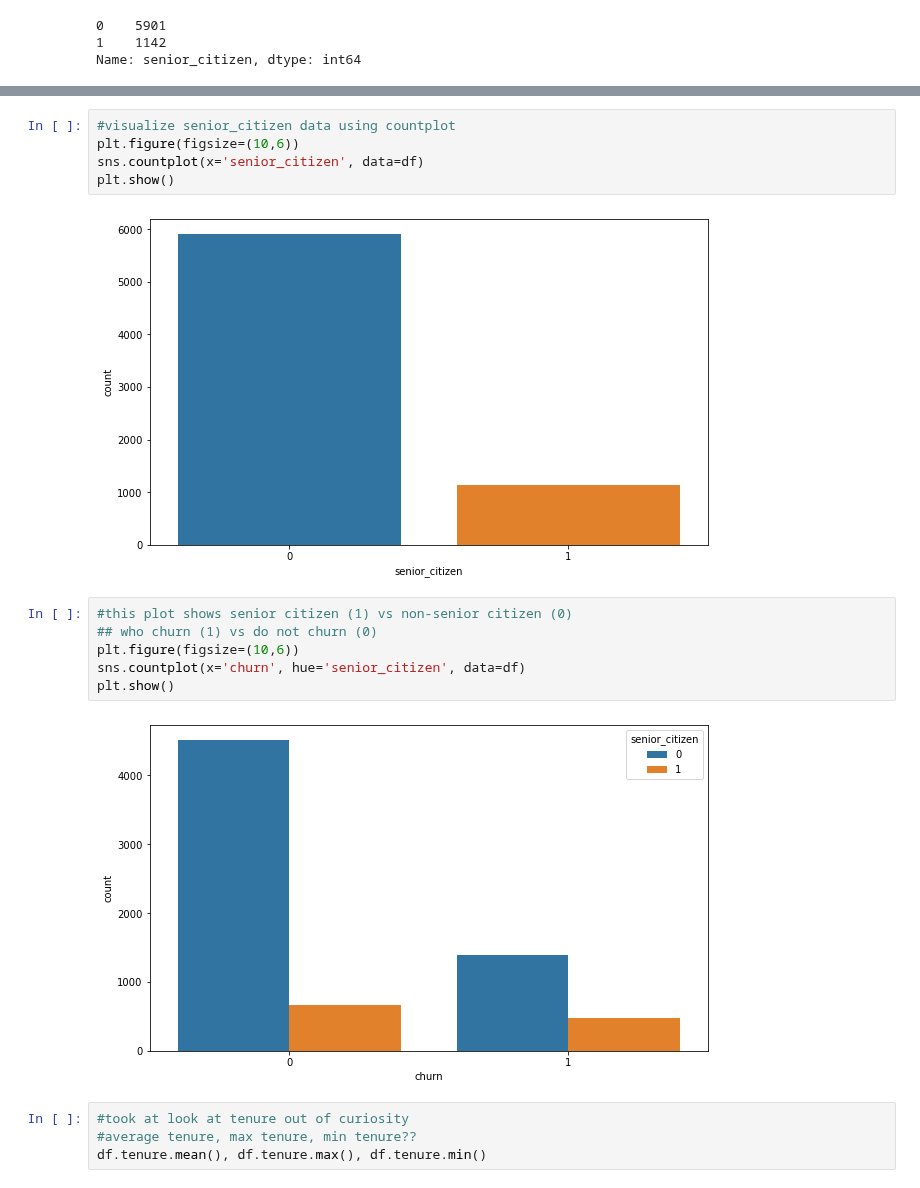
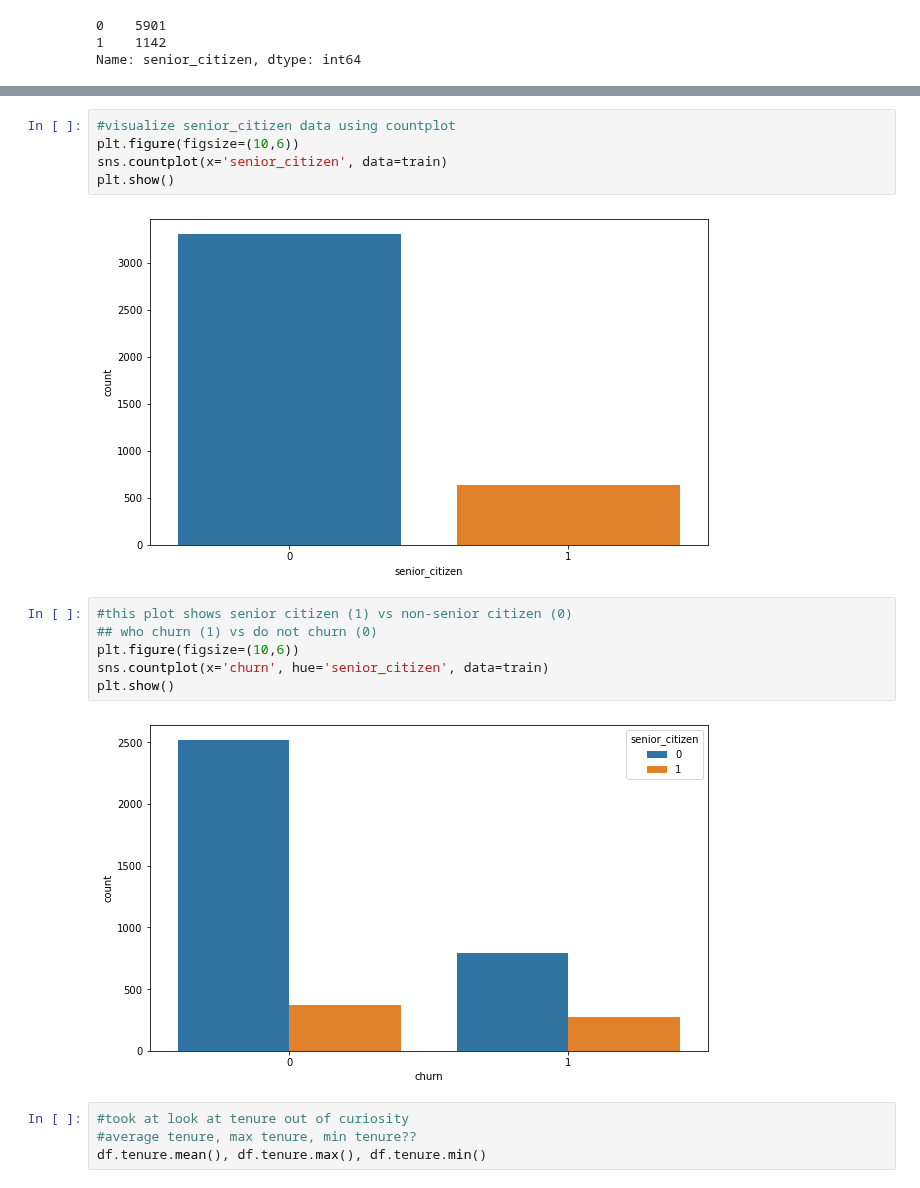
Before and after one commit to natasharivers/Classification_Projec, a Jupyter notebook: Final_Notebook.ipynb, the cells around one changed output, grey strips where cells are left out. Cells and saved outputs as stored; diff of their text form.

```diff
--- a/Final_Notebook.ipynb
+++ b/Final_Notebook.ipynb
@@ -313,18 +355,18 @@ Name: senior_citizen, dtype: int64
 # %%
 #visualize senior_citizen data using countplot
 plt.figure(figsize=(10,6))
-sns.countplot(x='senior_citizen', data=df)
+sns.countplot(x='senior_citizen', data=train)
 plt.show()
 # %% [output]
-[figure, old version]
+[figure, new version]
 # %%
 #this plot shows senior citizen (1) vs non-senior citizen (0)
 ## who churn (1) vs do not churn (0)
 plt.figure(figsize=(10,6))
-sns.countplot(x='churn', hue='senior_citizen', data=df)
+sns.countplot(x='churn', hue='senior_citizen', data=train)
 plt.show()
 # %% [output]
-[figure, old version]
+[figure, new version]
 # %%
 #took at look at tenure out of curiosity
 #average tenure, max tenure, min tenure??
```
Also changed, not shown: parts of 53 cells of this notebook.
